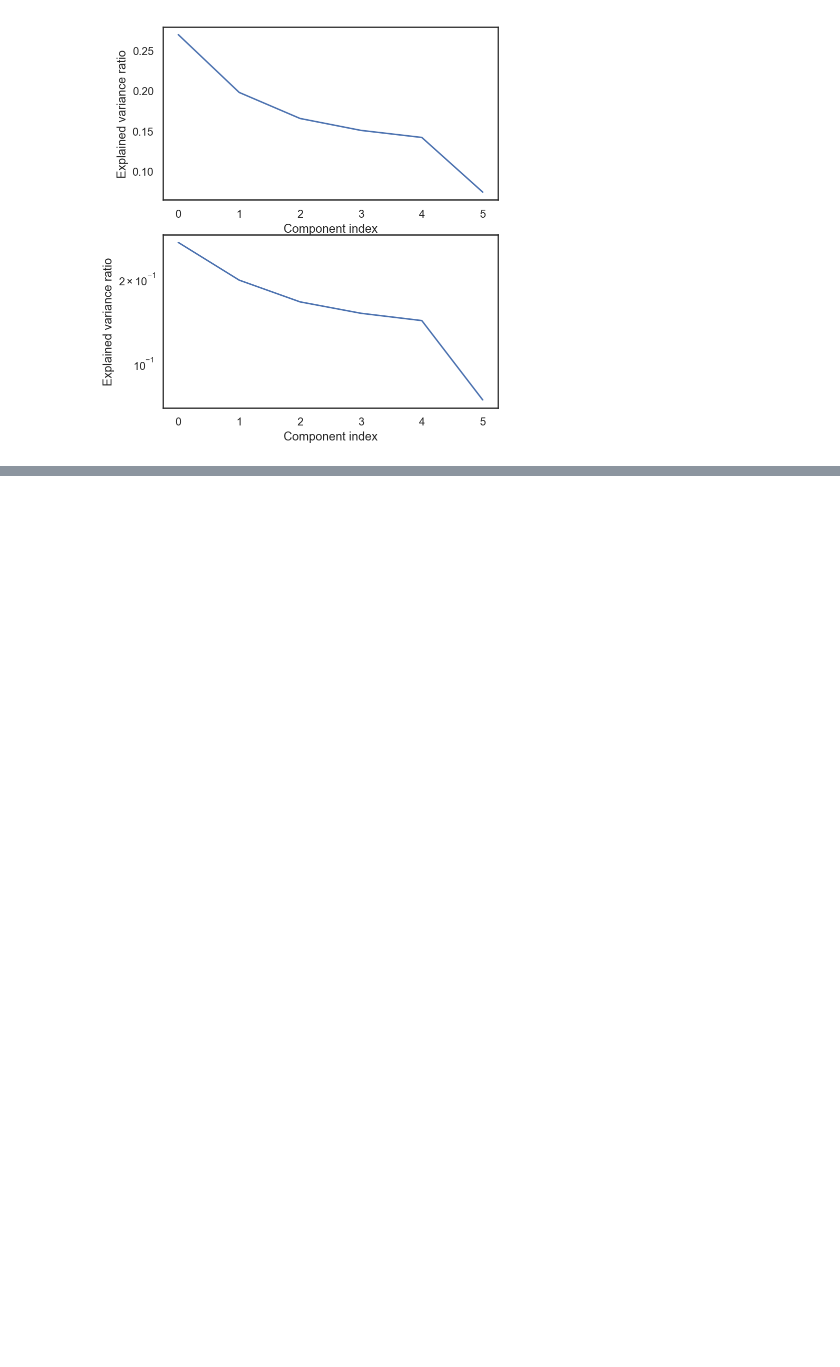
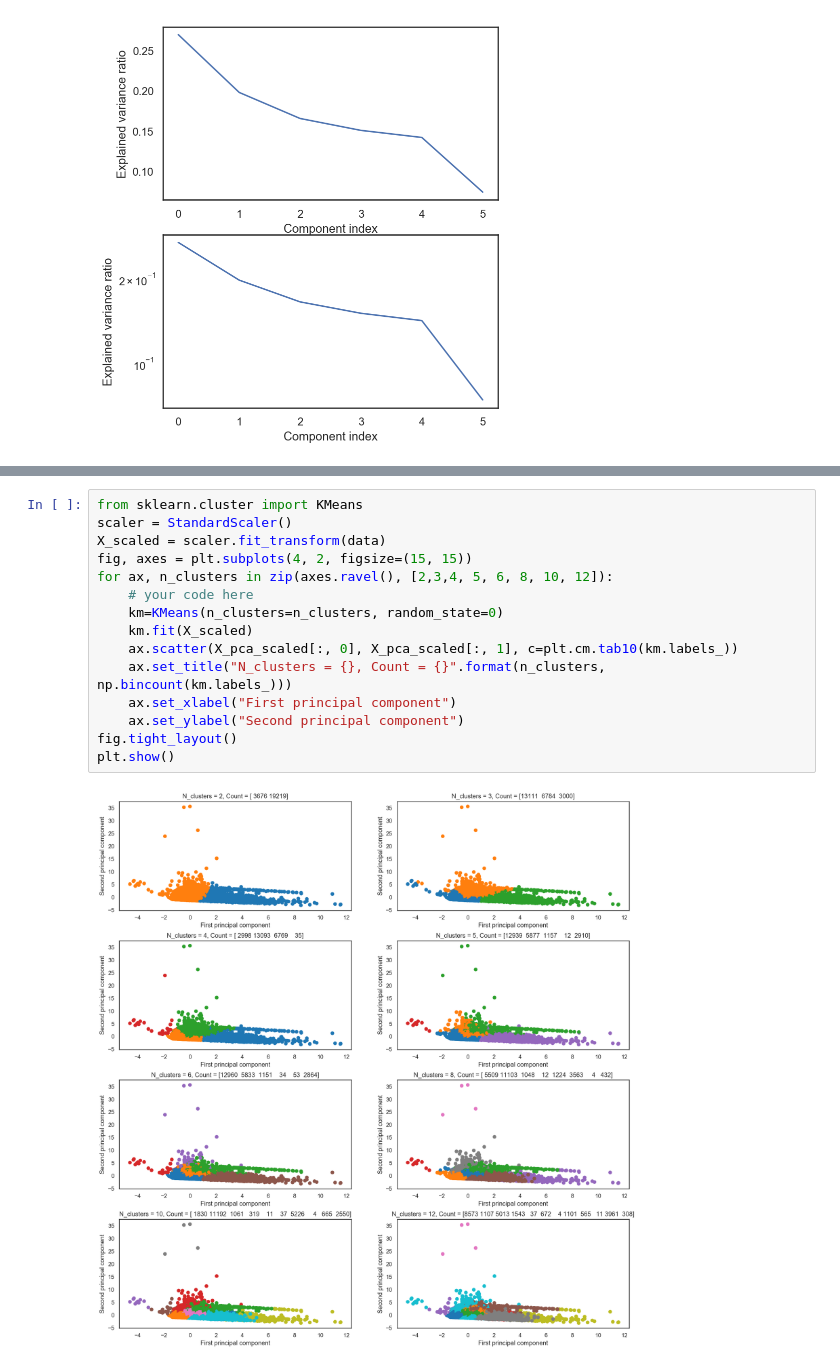
Before and after one commit to tarrelateto1/dataMining, a Jupyter notebook: Project.ipynb, the cells around one changed output, grey strips where cells are left out. Cells and saved outputs as stored; diff of their text form; blank space fills up the shorter version.

```diff
--- a/Project.ipynb
+++ b/Project.ipynb
@@ -196,0 +235,17 @@ for ax in axes:
+# %%
+from sklearn.cluster import KMeans
+scaler = StandardScaler()
+X_scaled = scaler.fit_transform(data)
+fig, axes = plt.subplots(4, 2, figsize=(15, 15))
+for ax, n_clusters in zip(axes.ravel(), [2,3,4, 5, 6, 8, 10, 12]):
+    # your code here
+    km=KMeans(n_clusters=n_clusters, random_state=0)
+    km.fit(X_scaled)
+    ax.scatter(X_pca_scaled[:, 0], X_pca_scaled[:, 1], c=plt.cm.tab10(km.labels_))
+    ax.set_title("N_clusters = {}, Count = {}".format(n_clusters, np.bincount(km.labels_)))
+    ax.set_xlabel("First principal component")
+    ax.set_ylabel("Second principal component")
+fig.tight_layout()
+plt.show()
+# %% [output]
+[figure, added]
```
Also changed, not shown: parts of 17 cells of this notebook.
